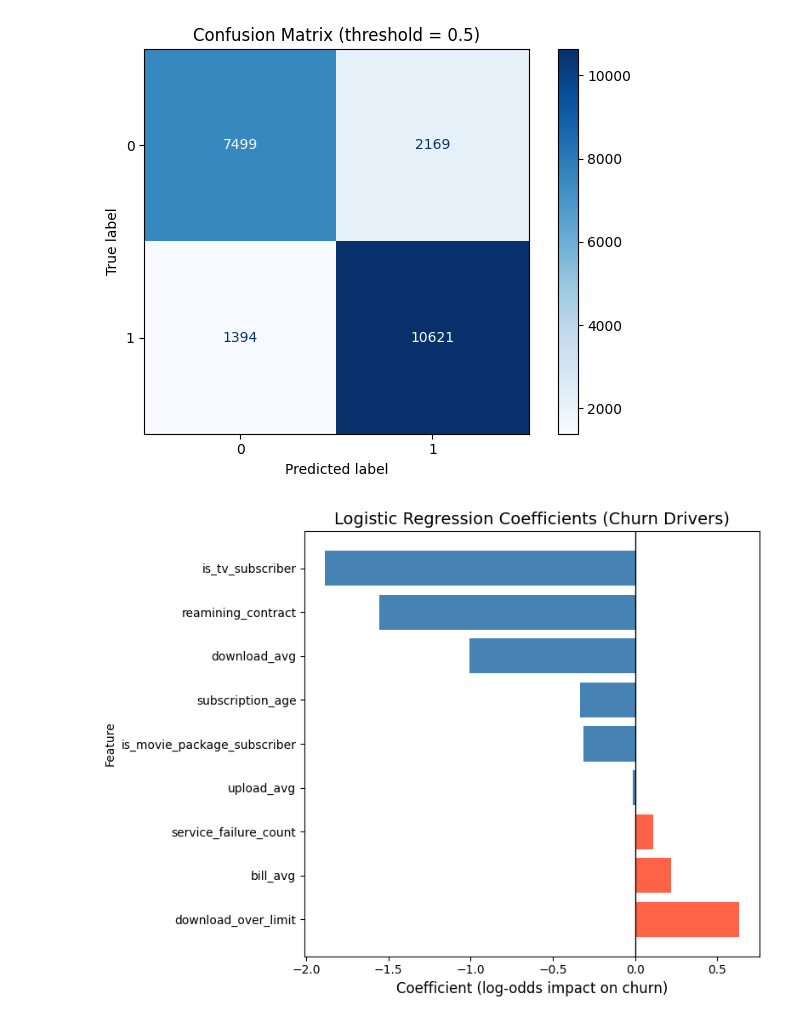
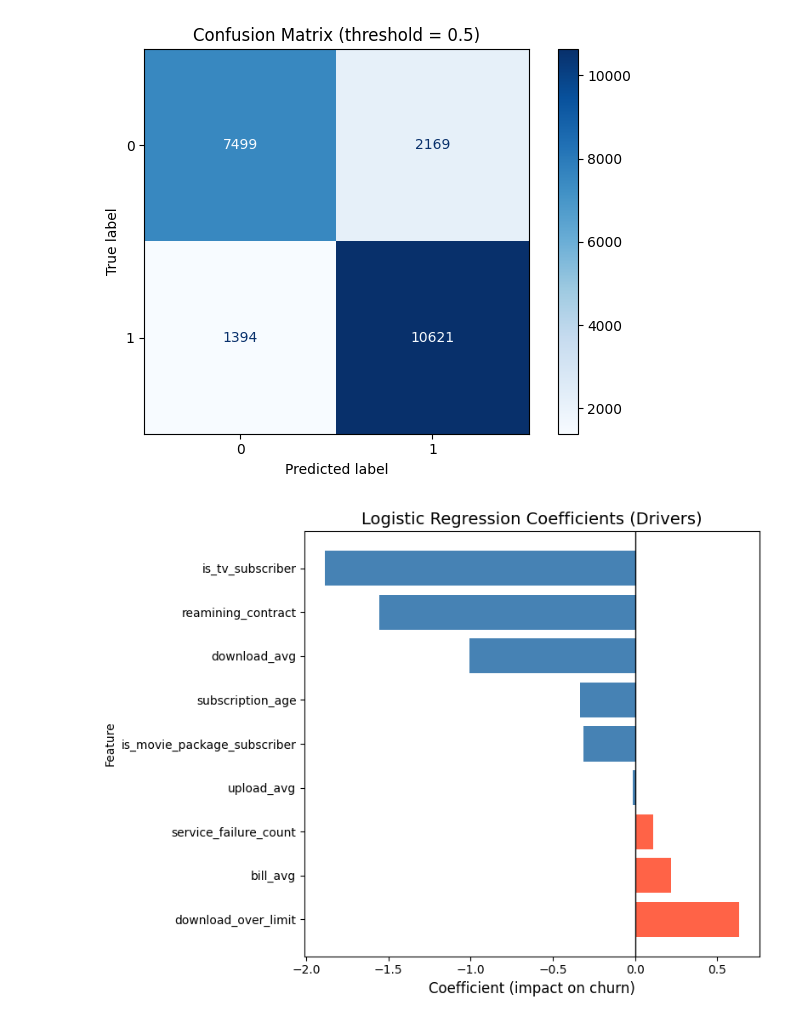
Before and after one commit to tlevash23/DX699, a Jupyter notebook: DX799-01.ipynb, the cells around one changed output. Cells and saved outputs as stored; diff of their text form; code cells hidden in the pictures.

```diff
--- a/DX799-01.ipynb
+++ b/DX799-01.ipynb
@@ -677,31 +658,30 @@ weighted avg      0.836     0.836     0.835     21683
 [figure]
 # %%
 
-# Coefficients from your logistic regression (already extracted earlier)
+# Coefficients from log reg
 coef_df = pd.DataFrame({
     "Feature": [
         "download_over_limit", "bill_avg", "service_failure_count", "upload_avg",
         "is_movie_package_subscriber", "subscription_age", "download_avg",
         "reamining_contract", "is_tv_subscriber"
     ],
     "Coefficient": [
         0.63192, 0.21991, 0.10836, -0.012316,
         -0.312017, -0.333851, -1.005336,
         -1.553945, -1.884609
     ]
 })
 
-# Sort by coefficient magnitude
+# Coefficient sort
 coef_df = coef_df.sort_values(by="Coefficient", ascending=False)
 
-# Plot bar chart
 plt.figure(figsize=(8,6))
 bars = plt.barh(coef_df["Feature"], coef_df["Coefficient"], color=["tomato" if c>0 else "steelblue" for c in coef_df["Coefficient"]])
 plt.axvline(0, color="black", linewidth=1)
-plt.title("Logistic Regression Coefficients (Churn Drivers)", fontsize=14)
-plt.xlabel("Coefficient (log-odds impact on churn)", fontsize=12)
+plt.title("Logistic Regression Coefficients (Drivers)", fontsize=14)
+plt.xlabel("Coefficient (impact on churn)", fontsize=12)
 plt.ylabel("Feature")
 plt.tight_layout()
 plt.show()
 # %% [output]
-[figure, old version]
+[figure, new version]
```
Also changed, not shown: parts of 11 cells of this notebook.
